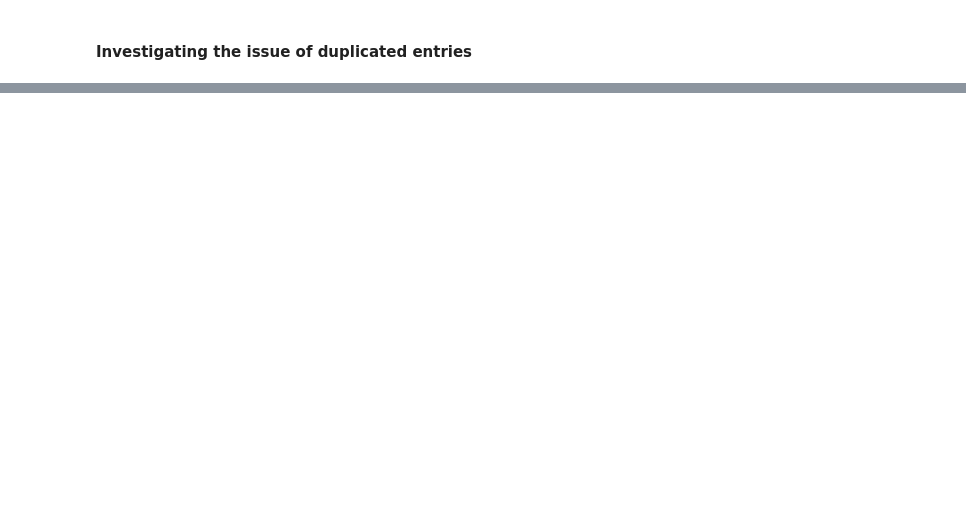
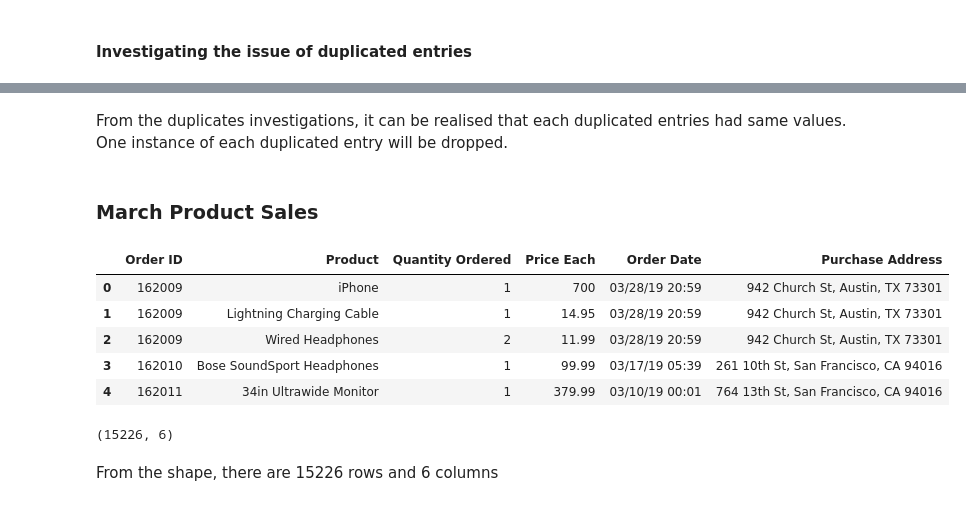
Before and after one commit to elvis-darko/Personal-Projects, a Jupyter notebook: FULL CYCLE PROJECTS/PRODUCT_SALES_ANALYSIS/Product_Sales_Data_Analysis.ipynb, the cells around one changed output, grey strips where cells are left out. Cells and saved outputs as stored; diff of their text form; code cells hidden in the pictures; blank space fills up the shorter version.

```diff
--- a/FULL CYCLE PROJECTS/PRODUCT_SALES_ANALYSIS/Product_Sales_Data_Analysis.ipynb
+++ b/FULL CYCLE PROJECTS/PRODUCT_SALES_ANALYSIS/Product_Sales_Data_Analysis.ipynb
@@ -378,0 +519,2 @@ feb_data[feb_data.duplicated()]
+# %% [markdown]
+From the duplicates investigations, it can be realised that each duplicated entries had same values. One instance of each duplicated entry will be dropped.
@@ -378,0 +525,21 @@ feb_data[feb_data.duplicated()]
+# %% [markdown]
+### March Product Sales
+# %%
+# Checking the head of the March Product Sales data
+
+mar_data.head()
+# %% [output]
+|  | Order ID | Product | Quantity Ordered | Price Each | Order Date | Purchase Address |
+| 0 | 162009 | iPhone | 1 | 700 | 03/28/19 20:59 | 942 Church St, Austin, TX 73301 |
+| 1 | 162009 | Lightning Charging Cable | 1 | 14.95 | 03/28/19 20:59 | 942 Church St, Austin, TX 73301 |
+| 2 | 162009 | Wired Headphones | 2 | 11.99 | 03/28/19 20:59 | 942 Church St, Austin, TX 73301 |
+| 3 | 162010 | Bose SoundSport Headphones | 1 | 99.99 | 03/17/19 05:39 | 261 10th St, San Francisco, CA 94016 |
+| 4 | 162011 | 34in Ultrawide Monitor | 1 | 379.99 | 03/10/19 00:01 | 764 13th St, San Francisco, CA 94016 |
+# %%
+# Checking the shape of the March sales data
+
+mar_data.shape
+# %% [output]
+(15226, 6)
+# %% [markdown]
+From the shape, there are 15226 rows and 6 columns
```
Also changed, not shown: parts of 86 cells of this notebook.
